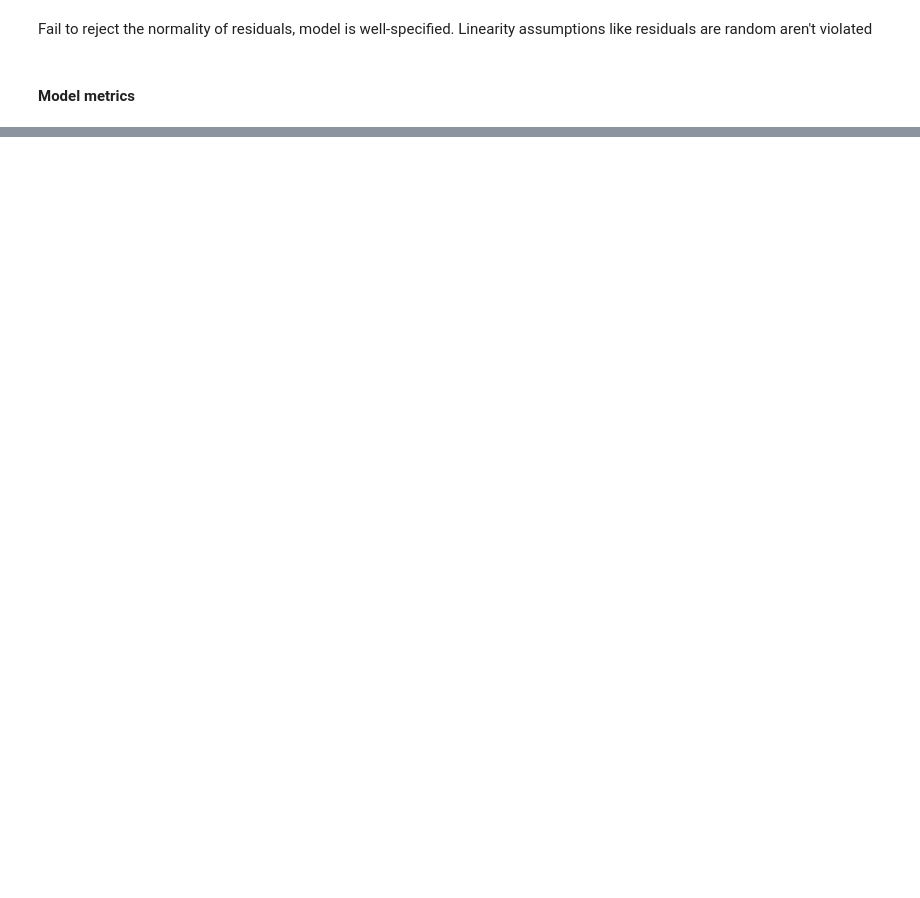
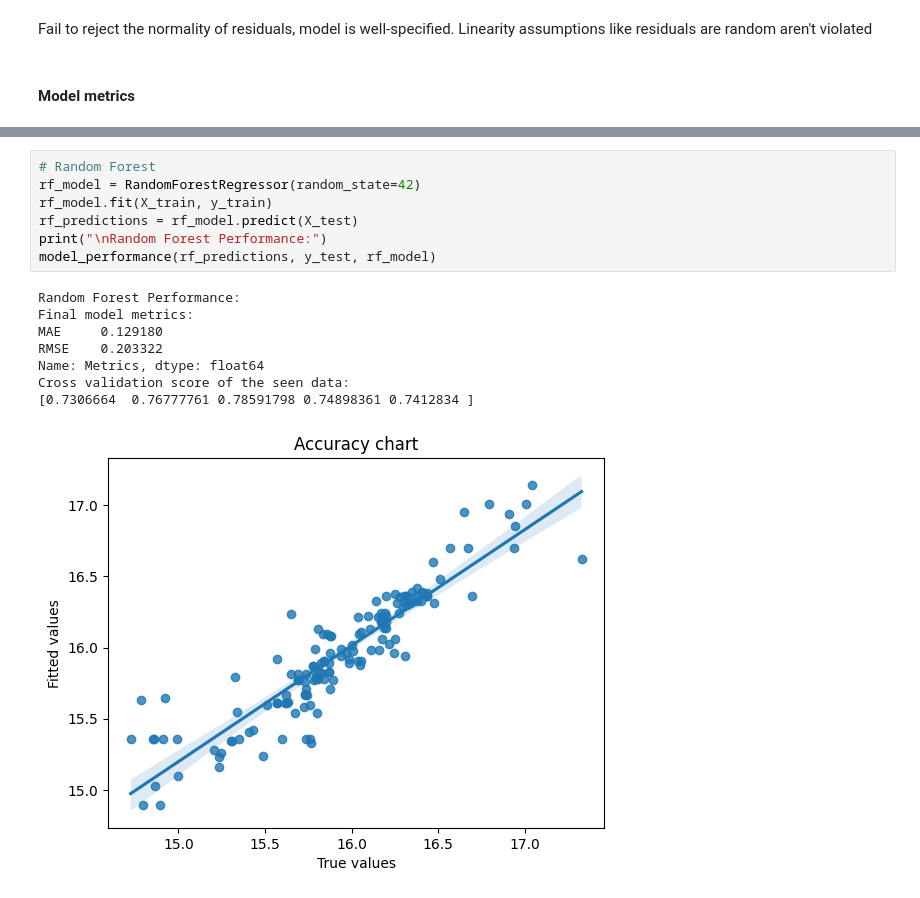
Before and after one commit to MinaAlberDS/Codveda-Internship, a Jupyter notebook: Level 2/predictive_modeling.ipynb, the cells around one changed output, grey strips where cells are left out. Drawn from its saved outputs; the diff is of its cells as text; blank space fills up the shorter version.

```diff
--- a/Level 2/predictive_modeling.ipynb
+++ b/Level 2/predictive_modeling.ipynb
@@ -373,0 +407,16 @@ Fail to reject the normality of residuals, model is well-specified. Linearity as
+# %%
+# Random Forest
+rf_model = RandomForestRegressor(random_state=42)
+rf_model.fit(X_train, y_train)
+rf_predictions = rf_model.predict(X_test)
+print("\nRandom Forest Performance:")
+model_performance(rf_predictions, y_test, rf_model)
+# %% [output]
+Random Forest Performance:
+Final model metrics:
+MAE     0.129180
+RMSE    0.203322
+Name: Metrics, dtype: float64
+Cross validation score of the seen data:
+[0.7306664  0.76777761 0.78591798 0.74898361 0.7412834 ]
+[figure, added]
```
Also changed, not shown: parts of 19 cells of this notebook.
